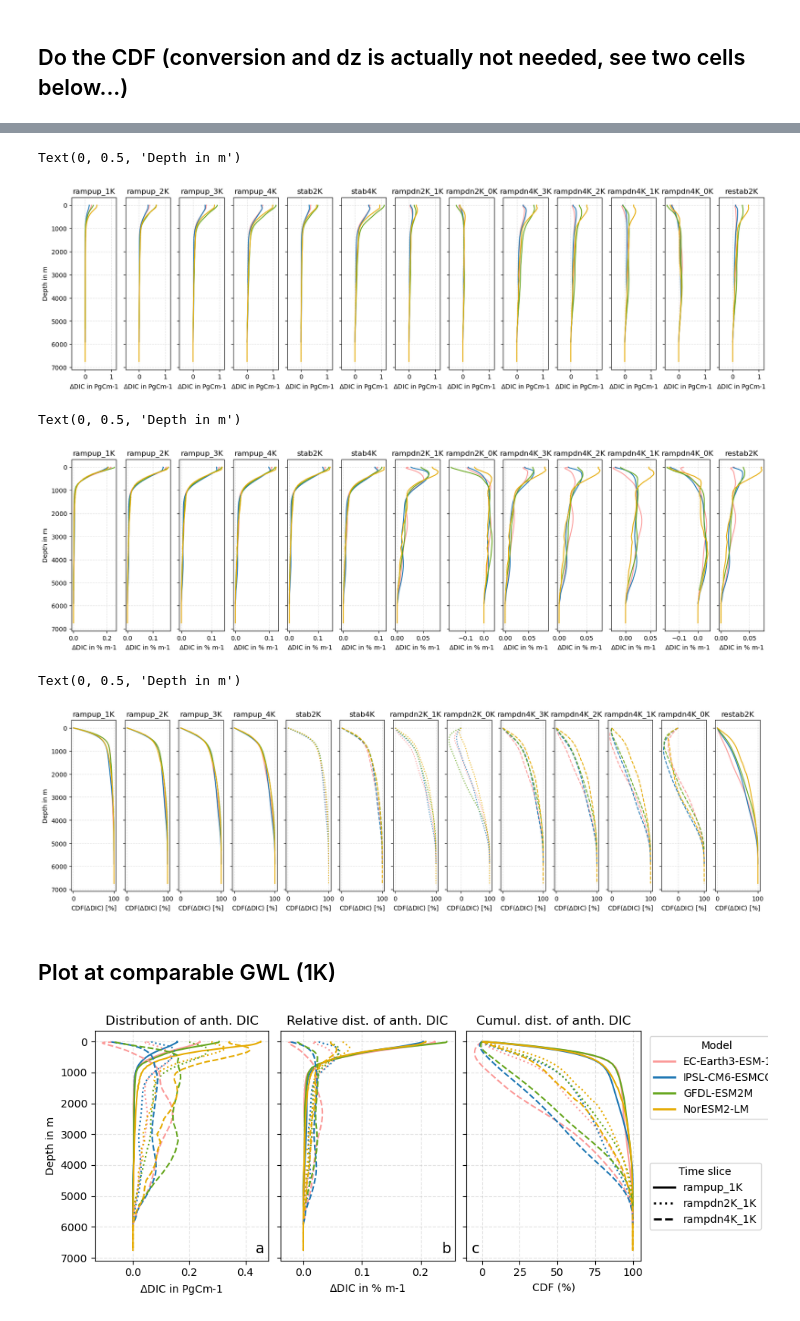
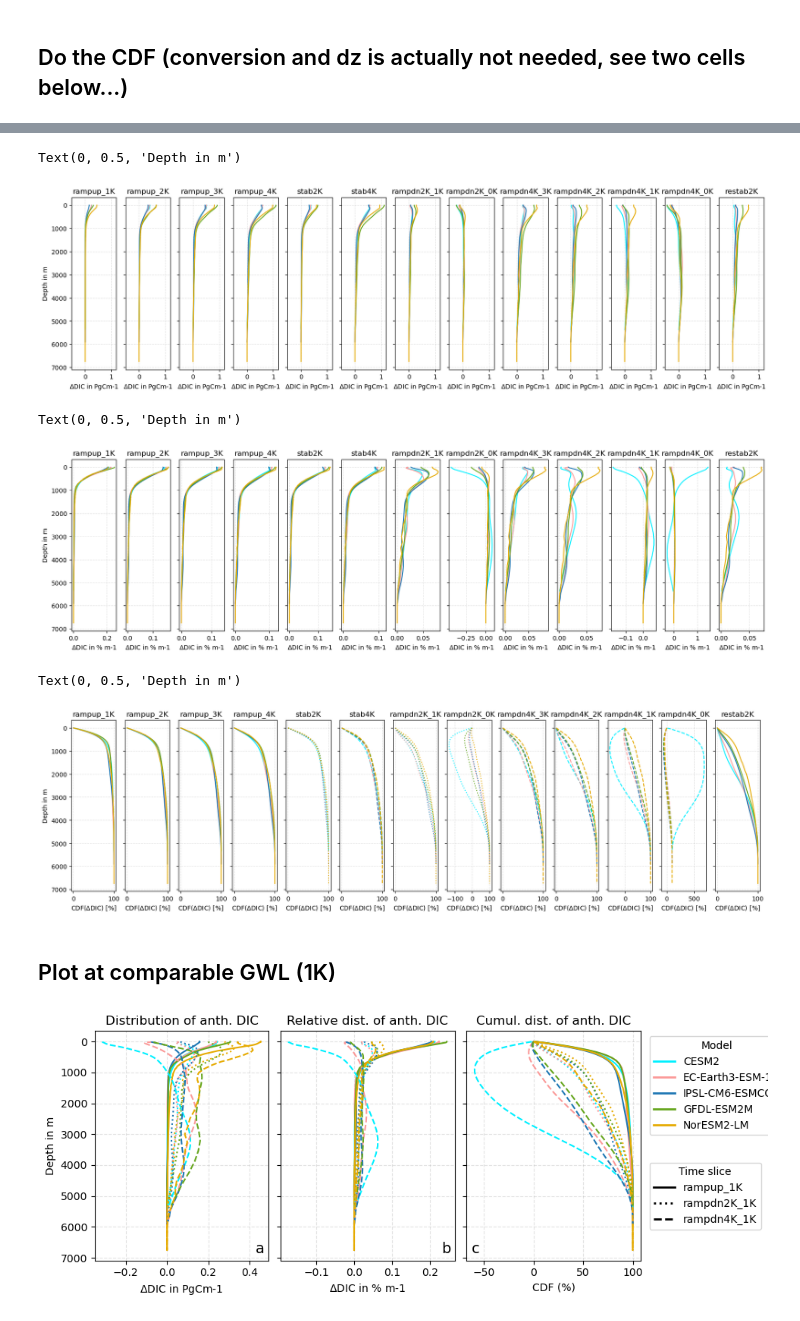
Before and after one commit to eikekoehn/TIPMIP_carbon_cycle, a Jupyter notebook: 02_analysis_and_plotting/plot_vertical_profile_of_global_statistic_for_time_slices.ipynb, the cells around one changed output, grey strips where cells are left out. Saved outputs shown, nothing was run; the diff lists cells and outputs as text; code cells hidden in the pictures.

```diff
--- a/02_analysis_and_plotting/plot_vertical_profile_of_global_statistic_for_time_slices.ipynb
+++ b/02_analysis_and_plotting/plot_vertical_profile_of_global_statistic_for_time_slices.ipynb
@@ -705,13 +734,21 @@ for tdx,time_slice_name in enumerate(time_slice_names[1:]):
     for model in models:
         if model == 'GFDL-ESM2M':
             zlev = 'olevel'
+        elif model == 'CESM2':
+            zlev = 'z_t'
         else:
             zlev = 'lev'
         ref_profile = sdict['dissic'][model]['piC_at_start']['mean']
         profile = (sdict['dissic'][model][time_slice_name]['mean'] - ref_profile).dissic_global_integral / dzdict['dissic'][model][time_slice_name]['mean']
         profile = profile * 12.0107/1000/1000/1000/1000/1000
         run = identify_run(time_slice_name)
-        ax[tdx].plot(profile,profile[zlev],color=model_dict[model].color_id)#,linestyle=model_dict[model].linestyle_id)
+
+        zaxis = profile[zlev]
+        if model == 'CESM2':
+            zaxis = zaxis/100.
+            profile = profile/1000.
+
+        ax[tdx].plot(profile,zaxis,color=model_dict[model].color_id)#,linestyle=model_dict[model].linestyle_id)
 
     ax[tdx].grid(alpha=0.35,linestyle='--',zorder=-10)
     ax[tdx].set_title(time_slice_name)
@@ -721,7 +758,7 @@ ax[0].invert_yaxis()
 ax[0].set_ylabel('Depth in m')
 # %% [output]
 Text(0, 0.5, 'Depth in m')
-[figure, old version]
+[figure, new version]
 # %%
 fig, ax = plt.subplots(1,len(time_slice_names)-1,figsize=(20,5),sharey=True)#,sharex=True)
 for tdx,time_slice_name in enumerate(time_slice_names[1:]):
@@ -729,6 +766,8 @@ for tdx,time_slice_name in enumerate(time_slice_names[1:]):
     for model in models:
         if model == 'GFDL-ESM2M':
             zlev = 'olevel'
+        elif model == 'CESM2':
+            zlev = 'z_t'
         else:
             zlev = 'lev'
         ref_profile = sdict['dissic'][model]['piC_at_start']['mean']
@@ -739,7 +778,13 @@ for tdx,time_slice_name in enumerate(time_slice_names[1:]):
         #print(profile_sum.values)
         profile = profile/profile_sum*100
         run = identify_run(time_slice_name)
-        ax[tdx].plot(profile,profile[zlev],color=model_dict[model].color_id)#,linestyle=model_dict[model].linestyle_id)
+
+        zaxis = profile[zlev]
+        if model == 'CESM2':
+            zaxis = zaxis/100.
+            profile = profile
+
+        ax[tdx].plot(profile,zaxis,color=model_dict[model].color_id)#,linestyle=model_dict[model].linestyle_id)
 
     ax[tdx].grid(alpha=0.35,linestyle='--',zorder=-10)
     ax[tdx].set_title(time_slice_name)
@@ -749,7 +794,7 @@ ax[0].invert_yaxis()
 ax[0].set_ylabel('Depth in m')
 # %% [output]
 Text(0, 0.5, 'Depth in m')
-[figure, old version]
+[figure, new version]
 # %%
 fig, ax = plt.subplots(1,len(time_slice_names)-1,figsize=(20,5),sharey=True)#,sharex=True)
 for tdx,time_slice_name in enumerate(time_slice_names[1:]):
@@ -757,6 +802,8 @@ for tdx,time_slice_name in enumerate(time_slice_names[1:]):
     for model in models:
         if model == 'GFDL-ESM2M':
             zlev = 'olevel'
+        elif model == 'CESM2':
+            zlev = 'z_t'
         else:
             zlev = 'lev'
 
@@ -766,7 +813,13 @@ for tdx,time_slice_name in enumerate(time_slice_names[1:]):
         profile = (profile).cumsum(zlev)/(profile).sum(zlev)*100
         #print((profile).sum(zlev).values)
         run = identify_run(time_slice_name)
-        ax[tdx].plot(profile,profile[zlev],color=model_dict[model].color_id,linestyle=run_dict[run].linestyle_id)
+
+        zaxis = profile[zlev]
+        if model == 'CESM2':
+            zaxis = zaxis/100.
+            profile = profile
+
+        ax[tdx].plot(profile,zaxis,color=model_dict[model].color_id,linestyle=run_dict[run].linestyle_id)
 
     ax[tdx].grid(alpha=0.35,linestyle='--',zorder=-10)
     ax[tdx].set_title(time_slice_name)
@@ -776,7 +829,7 @@ ax[0].invert_yaxis()
 ax[0].set_ylabel('Depth in m')
 # %% [output]
 Text(0, 0.5, 'Depth in m')
-[figure, old version]
+[figure, new version]
 # %% [markdown]
 ## Plot at comparable GWL (1K)
 # %%
@@ -788,13 +841,21 @@ for tdx,time_slice_name in enumerate(['rampup_1K','rampdn2K_1K','rampdn4K_1K']):
     for model in models:
         if model == 'GFDL-ESM2M':
             zlev = 'olevel'
+        elif model == 'CESM2':
+            zlev = 'z_t'
         else:
             zlev = 'lev'
         ref_profile = sdict['dissic'][model]['piC_at_start']['mean']
         profile = (sdict['dissic'][model][time_slice_name]['mean'] - ref_profile).dissic_global_integral / dzdict['dissic'][model][time_slice_name]['mean']
         profile = profile * 12.0107/1000/1000/1000/1000/1000
         run = identify_run(time_slice_name)
-        ax[0].plot(profile,profile[zlev],color=model_dict[model].color_id,linestyle=run_dict[run].linestyle_id)
+
+        zaxis = profile[zlev]
+        if model == 'CESM2':
+            zaxis = zaxis/100.
+            profile = profile/1000.
+
+        ax[0].plot(profile,zaxis,color=model_dict[model].color_id,linestyle=run_dict[run].linestyle_id)
 
     ax[0].grid(alpha=0.35,linestyle='--',zorder=-10)
     ax[0].set_title('Distribution of anth. DIC')
@@ -804,6 +865,8 @@ for tdx,time_slice_name in enumerate(['rampup_1K','rampdn2K_1K','rampdn4K_1K']):
     for model in models:
         if model == 'GFDL-ESM2M':
             zlev = 'olevel'
+        elif model == 'CESM2':
+            zlev = 'z_t'
         else:
             zlev = 'lev'
         ref_profile = sdict['dissic'][model]['piC_at_start']['mean']
@@ -814,7 +877,13 @@ for tdx,time_slice_name in enumerate(['rampup_1K','rampdn2K_1K','rampdn4K_1K']):
         #print(profile_sum.values)
         profile = profile/profile_sum*100
         run = identify_run(time_slice_name)
-        ax[1].plot(profile,profile[zlev],color=model_dict[model].color_id,linestyle=run_dict[run].linestyle_id)
+
+        zaxis = profile[zlev]
+        if model == 'CESM2':
+            zaxis = zaxis/100.
+            profile = profile
+
+        ax[1].plot(profile,zaxis,color=model_dict[model].color_id,linestyle=run_dict[run].linestyle_id)
 
     ax[1].grid(alpha=0.35,linestyle='--',zorder=-10)
     ax[1].set_title('Relative dist. of anth. DIC')
@@ -824,6 +893,8 @@ for tdx,time_slice_name in enumerate(['rampup_1K','rampdn2K_1K','rampdn4K_1K']):
     for model in models:
         if model == 'GFDL-ESM2M':
             zlev = 'olevel'
+        elif model == 'CESM2':
+            zlev = 'z_t'
         else:
             zlev = 'lev'
 
@@ -833,7 +904,13 @@ for tdx,time_slice_name in enumerate(['rampup_1K','rampdn2K_1K','rampdn4K_1K']):
         profile = (profile).cumsum(zlev)/(profile).sum(zlev)*100
         #print((profile).sum(zlev).values)
         run = identify_run(time_slice_name)
-        ax[2].plot(profile,profile[zlev],color=model_dict[model].color_id,linestyle=run_dict[run].linestyle_id)
+
+        zaxis = profile[zlev]
+        if model == 'CESM2':
+            zaxis = zaxis/100.
+            profile = profile
+
+        ax[2].plot(profile,zaxis,color=model_dict[model].color_id,linestyle=run_dict[run].linestyle_id)
 
     ax[2].grid(alpha=0.35,linestyle='--',zorder=-10)
     #ax.set_title(time_slice_name)
@@ -868,31 +945,31 @@ for ts in ['rampup_1K', 'rampdn2K_1K', 'rampdn4K_1K']:
                label=ts)
     )
 
 # Add both legends
 leg1 = ax[2].legend(handles=model_handles,
                     title='Model',
                     loc='upper left',
                     bbox_to_anchor=(1.02, 1))
 
 leg2 = ax[2].legend(handles=timeslice_handles,
                     title='Time slice',
                     loc='upper left',
                     bbox_to_anchor=(1.02, 0.45))
 
 # Keep both legends
 ax[2].add_artist(leg1)
 
 labels = ['a','b','c']
 for adx,axi in enumerate(ax):
     if adx != 2:
         xpos = 0.95
     else:
         xpos = 0.05
     axi.text(xpos,0.05,labels[adx],ha='center',va='center',transform=axi.transAxes,fontsize=14)
 
 plot_dir = f'./../03_plots/vertical_profile_global_{stat}/{varia}/ref_first_year_of_rampup_win_21yr/{temporal_stat}'
 os.makedirs(plot_dir,exist_ok = True)
 plot_filename = f'{varia}_vert_profile_MMM_{temporal_stat}_ref_first_year_of_rampup_win21yr.png'
 fig.savefig(f'{plot_dir}/{plot_filename}',dpi=300) # ,transparent=True
 # %% [output]
-[figure, old version]
+[figure, new version]
```
Also changed, not shown: parts of 5 cells of this notebook, 19 other files.
